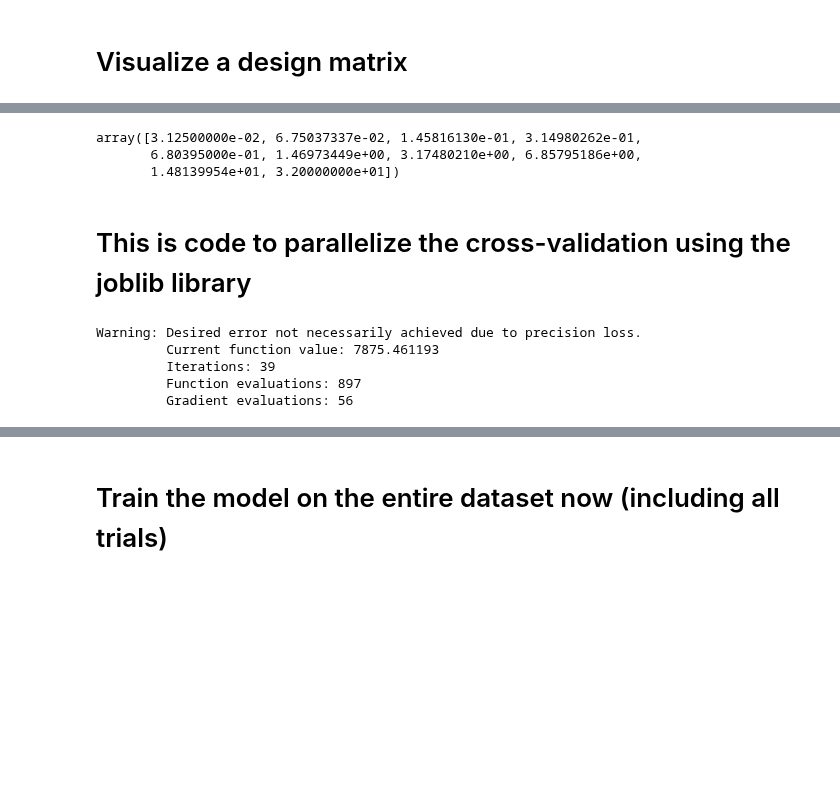
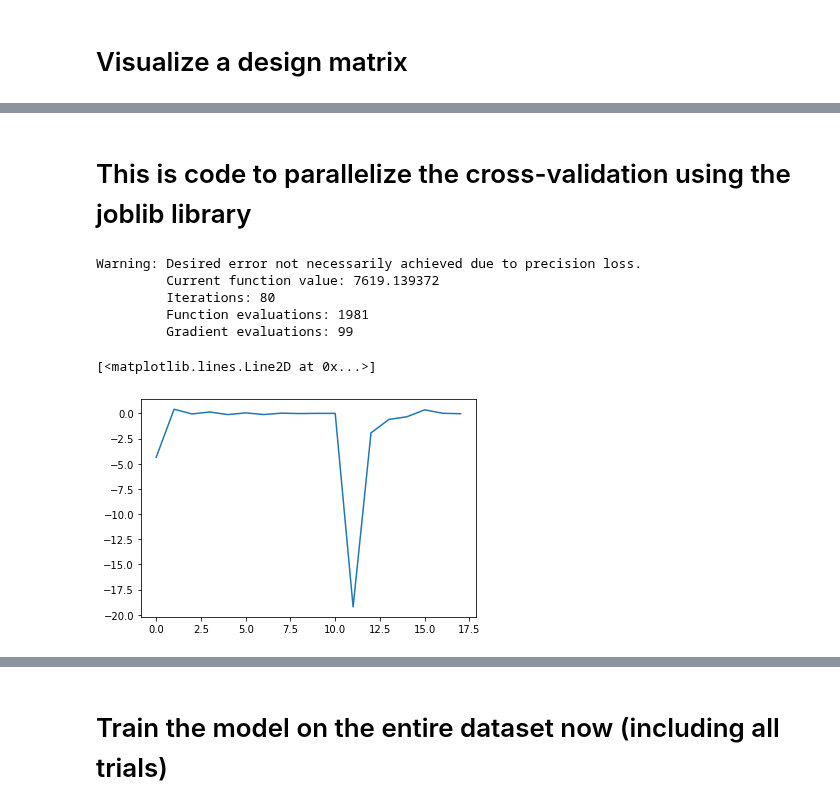
Before and after one commit to davidfox87/neuro_encoding_models, a Jupyter notebook: fitting_spike_train_tutorial.ipynb, the cells around one changed output, grey strips where cells are left out. Saved outputs shown, nothing was run; the diff lists cells and outputs as text; code cells hidden in the pictures; blank space fills up the shorter version.

```diff
--- a/fitting_spike_train_tutorial.ipynb
+++ b/fitting_spike_train_tutorial.ipynb
@@ -252,12 +255,6 @@ This means that k-fold cross-validation involves fitting and evaluating k models
 <img src='https://drive.google.com/uc?export=view&id=1GeYu-c1XYIfIl25KklmAV-QAQN_IF9zZ'>
 <figcaption>Schematic of the leave-one-out cross-validation.  </figcaption></center>
 </figure>
-# %%
-lamvals
-# %% [output]
-array([3.12500000e-02, 6.75037337e-02, 1.45816130e-01, 3.14980262e-01,
-       6.80395000e-01, 1.46973449e+00, 3.17480210e+00, 6.85795186e+00,
-       1.48139954e+01, 3.20000000e+01])
 # %%
 # # Now perform MAP fitting with ridge regression
 # neg_log_func = lambda prs, train, test: neg_log_lik(prs, stim_basis.nbases, train, test, 1)
@@ -325,15 +322,20 @@ Imat[0, 0] = 0
 
 prs = np.random.normal(0, 0.1, stim_basis.nbases + spike_basis.nbases + 1)
 res = minimize(neg_log_lik, prs, args=(stim_basis.nbases, folds_xtrain[0], folds_ytrain[0], 1),
-        options={'disp': True})
+        options={'disp': True, 'maxiter': 500})
 
 wmap = res['x']
 # %% [output]
 Warning: Desired error not necessarily achieved due to precision loss.
-         Current function value: 7875.461193
-         Iterations: 39
-         Function evaluations: 897
-         Gradient evaluations: 56
+         Current function value: 7619.139372
+         Iterations: 80
+         Function evaluations: 1981
+         Gradient evaluations: 99
+# %%
+plt.plot(wmap)
+# %% [output]
+[<matplotlib.lines.Line2D at 0x...>]
+[figure, added]
 # %%
 def _fit_and_score(train, test, wmap, parameter):
   negLTest = []
```
Also changed, not shown: parts of 14 cells of this notebook.
